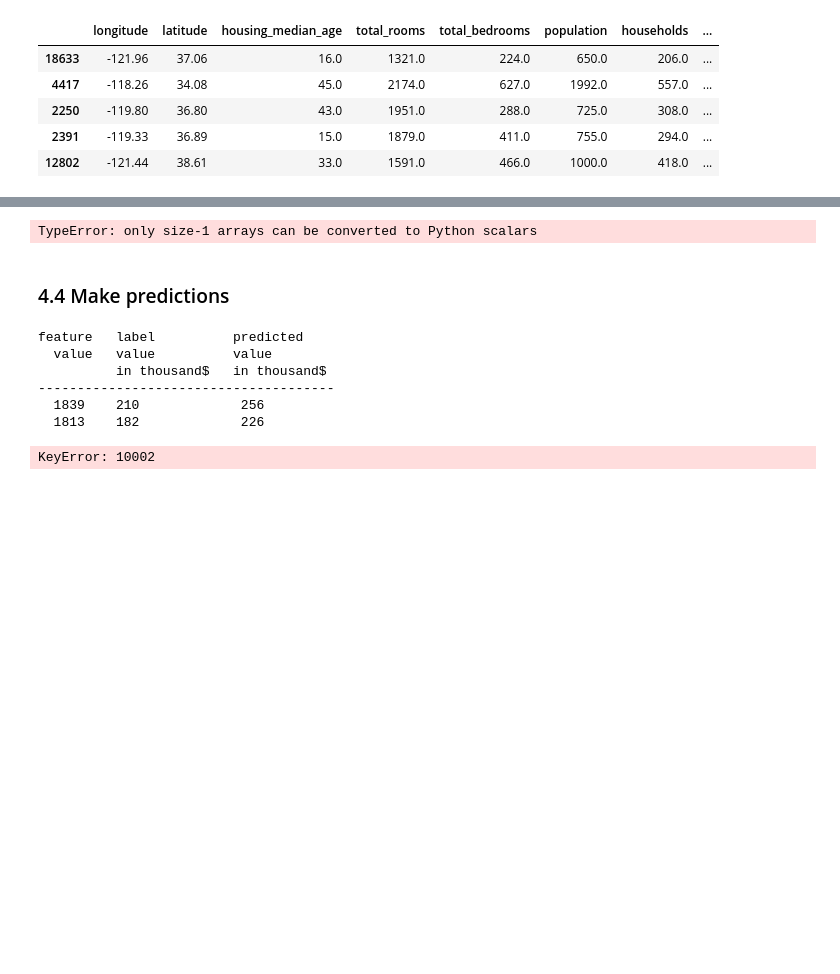
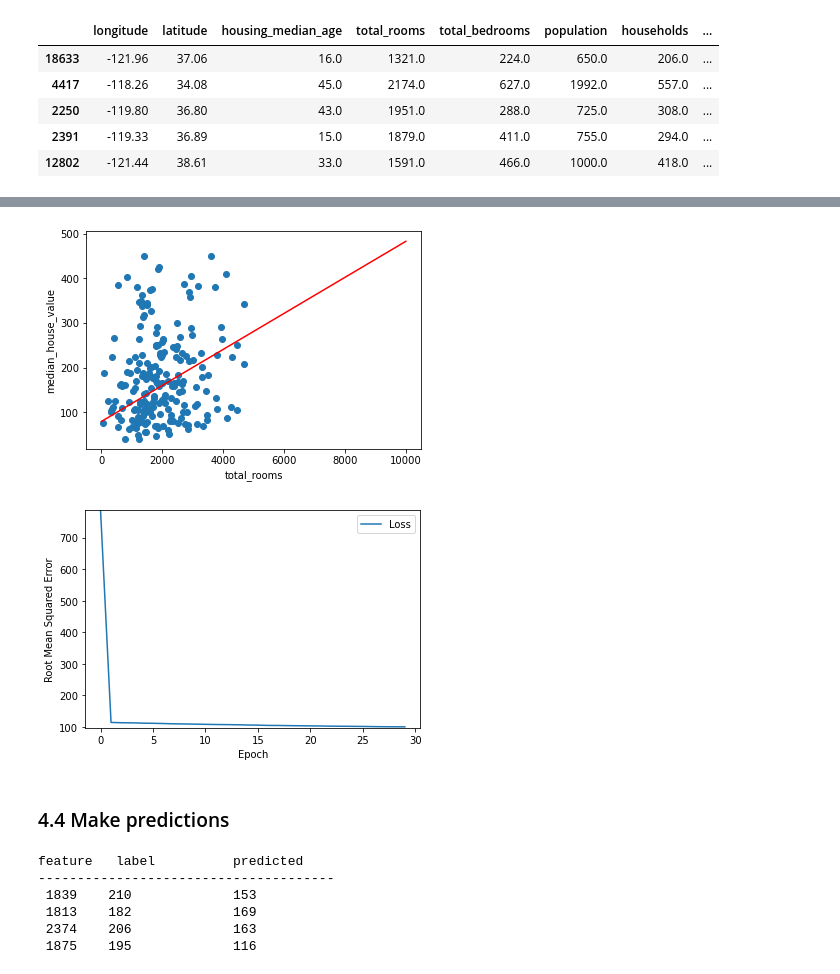
Before and after one commit to xinrui112/Machine-Learning, a Jupyter notebook: Machine-Learning-with-Scikit-Learn/02_02_California_housing_price-with Tensorflow.ipynb, the cells around one changed output, grey strips where cells are left out. Cells and saved outputs as stored; diff of their text form; code cells hidden in the pictures; blank space fills up the shorter version.

```diff
--- a/Machine-Learning-with-Scikit-Learn/02_02_California_housing_price-with Tensorflow.ipynb
+++ b/Machine-Learning-with-Scikit-Learn/02_02_California_housing_price-with Tensorflow.ipynb
@@ -149,40 +148,37 @@ Name: median_house_value, Length: 11103, dtype: float64
 - train_model(model, feature, label, epochs), which trains the model from the examples (feature and label) you pass.
 # %%
 #Define the functions that build and train a model
-def build_model(learning_rate):
-  """Create and compile a simple linear regression model."""
+def build_model(my_learning_rate):
+  # Create and compile a simple linear regression model.
   model = tf.keras.models.Sequential() # Most simple tf.keras models are sequential.
 
-  # Describe the topography of a model.
+  # Describe the topography of the model.
   model.add(tf.keras.layers.Dense(units=1,
-                                  input_shape=(2,))) # a single node in a single layer.
+                                  input_shape=(1,))) #a single node in a single layer.
 
-  # Compile the model that TensorFlow can efficientlyexecute.
-  model.compile(optimizer=tf.keras.optimizers.RMSprop(lr=learning_rate),
+  # Compile into TensorFlow.
+  model.compile(optimizer=tf.keras.optimizers.RMSprop(lr=my_learning_rate),
                 loss="mean_squared_error",
                 metrics=[tf.keras.metrics.RootMeanSquaredError()])
 
   return model
 
-# Train the model by feeding the feature and the label.
-# The model will train for the specified number of epochs.
+#Train the model by feeding feature and label.
 def train_model(model, df, feature, label, epochs, batch_size):
+
   history = model.fit(x=df[feature],
                       y=df[label],
                       batch_size=batch_size,
-                      epochs=epochs)
+                      epochs=epochs) # specified number of epochs.
 
   # Gather the trained model's weight and bias.
   trained_weight = model.get_weights()[0]
   trained_bias = model.get_weights()[1]
 
-  # The list of epochs is stored separately from the rest of history.
-  epochs = history.epoch
+  epochs = history.epoch # The list of epochs is stored separately from the rest of history.
+  hist = pd.DataFrame(history.history) # Isolate the error for each epoch.
 
-  # Isolate the error for each epoch.
-  hist = pd.DataFrame(history.history)
-
-  # take a snapshot of the model's root mean squared error at each epoch.
+  # Take a snapshot of the model's root mean squared error at each epoch.
   rmse = hist["root_mean_squared_error"]
 
   return trained_weight, trained_bias, epochs, rmse
@@ -235,11 +238,11 @@ train.columns.values
 # %%
 # Hyperparameters:
 learning_rate = 0.01
-epochs = 100
+epochs = 30
 batch_size = 30
 
-my_feature = ['longitude','latitude']
-my_label= 'median_house_value'
+my_feature = "total_rooms"
+my_label="median_house_value"
 
 # Discard any pre-existing version of the model.
 my_model = None
@@ -276,4 +279,5 @@ Epoch 100/100
-TypeError: only size-1 arrays can be converted to Python scalars
+[figure, added]
+[figure, added]
 # %% [markdown]
 ### 4.4 Make predictions
 # %%
@@ -292,13 +293,12 @@ def predict_house_values(n, feature, label):
                                    train[label][10000 + i],
                                    y_predicted[i][0] ))
 # %%
-#invoke the house prediction function on 10 examples:
-predict_house_values(10, my_feature, my_label)
+# invoke the prediction function on 10 examples:
+predict_house_values(4, my_feature, my_label)
 # %% [output]
 feature   label          predicted
-  value   value          value
-          in thousand$   in thousand$
 --------------------------------------
-  1839    210             256
-  1813    182             226
+ 1839    210             153
+ 1813    182             169
+ 2374    206             163
+ 1875    195             116
-KeyError: 10002
```
Also changed, not shown: parts of 11 cells of this notebook, 1 other file.
